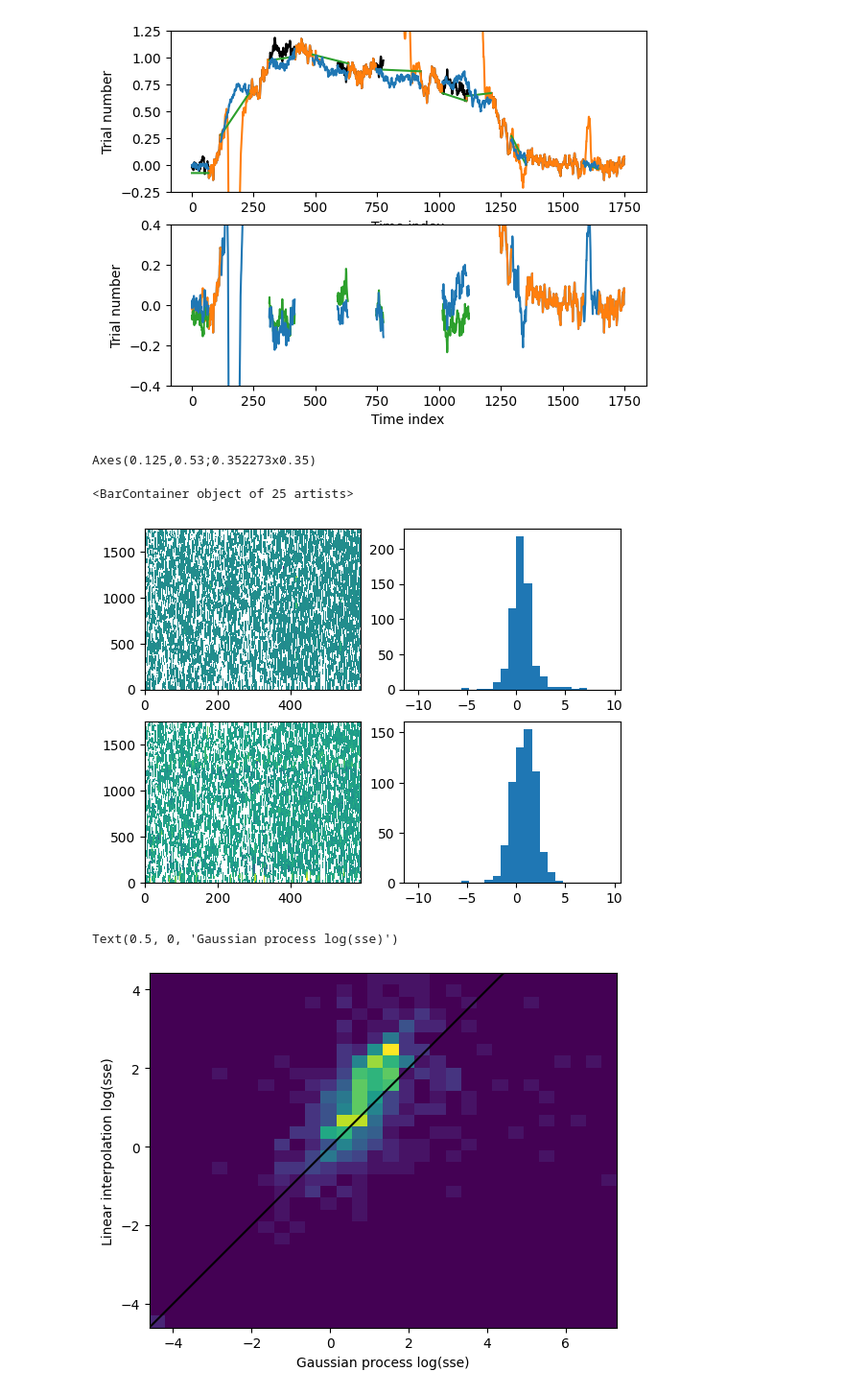
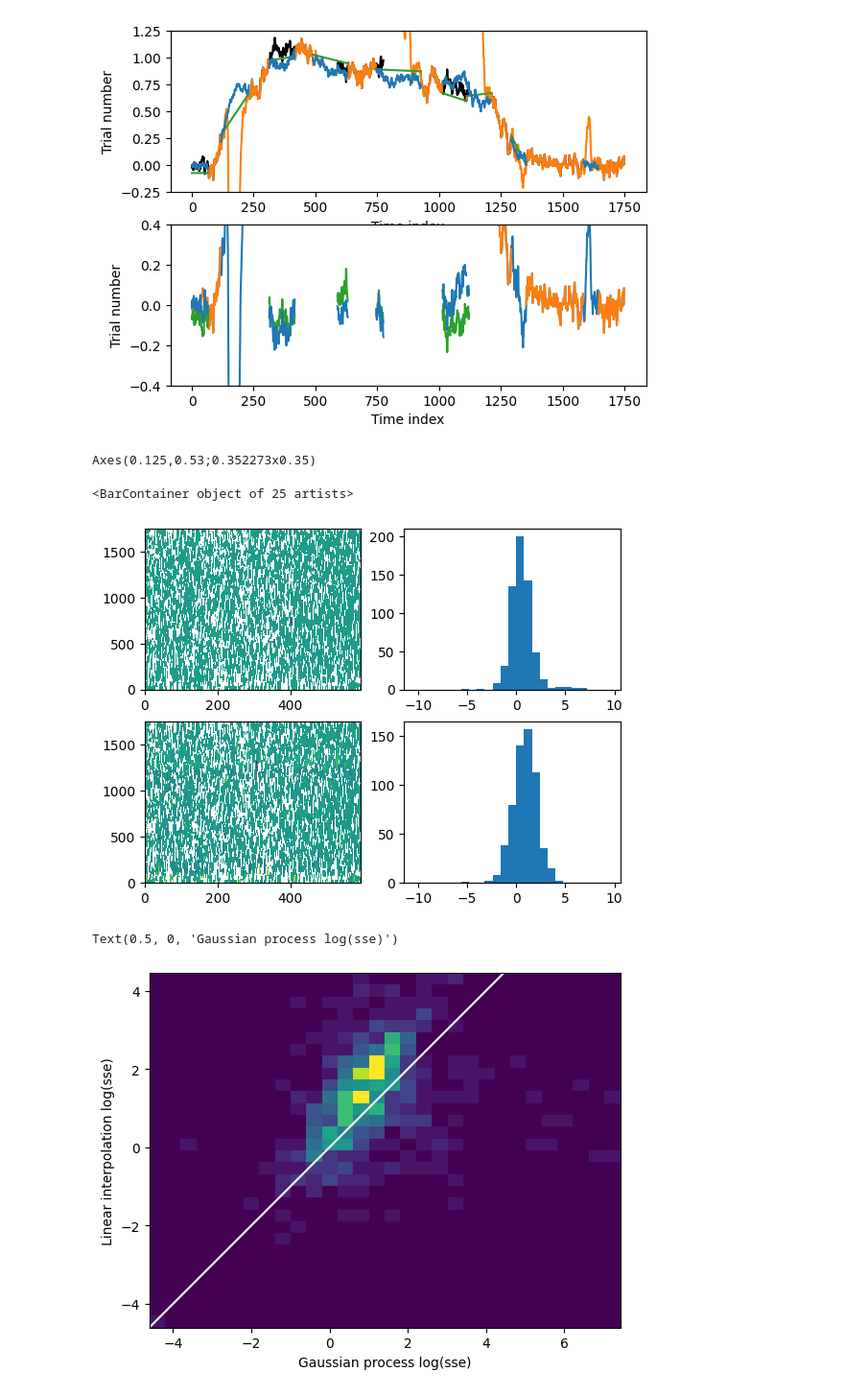
Before and after one commit to swegger/ReadMaestro, a Jupyter notebook: readExample.ipynb, the cells around one changed output. Shown at 96% size. Saved outputs shown, nothing was run; the diff lists cells and outputs as text; code cells hidden in the pictures.

```diff
--- a/readExample.ipynb
+++ b/readExample.ipynb
@@ -303,7 +281,7 @@ for triali in range(purs.hvelocities.shape[1]):
+# %%
+errs, sse_gaussianProcess = purs.measureInferenceErrors(purs_permute,mu=mu,C=C,obsNoise=instrumentNoise/np.mean(purs.speeds))
+errs_interp, sse_linearInterp = purs.measureInferenceErrors(purs_permute, inferenceMethod='linearInterpolation')
 # %%
-sse_gaussianProcess = np.clip(np.nansum(errs**2,axis=0),a_min=1e-02,a_max=np.inf)
-sse_linearInterp = np.clip(np.nansum(errs_interp**2,axis=0),a_min=1e-02,a_max=np.inf)
-
 a = np.log(sse_gaussianProcess)
 b,c = np.histogram(a[np.logical_not(np.isnan(a))],bins=25,range=(-10,10))
 
@@ -319,15 +297,15 @@ axes[1,1].bar(c[:-1], b, width=np.diff(c))
 # %% [output]
 Axes(0.125,0.53;0.352273x0.35)
 <BarContainer object of 25 artists>
-[figure, old version]
+[figure, new version]
 # %%
 
 fig, axes = plt.subplots(nrows=1,ncols=1)
 axes.hist2d(np.log(sse_gaussianProcess),np.log(sse_linearInterp),bins=30)
-axes.plot([-10,10],[-10,10],'k')
+axes.plot([-10,10],[-10,10],'w')
 axes.set_aspect('equal', 'box')
 axes.set_ylabel('Linear interpolation log(sse)')
 axes.set_xlabel('Gaussian process log(sse)')
 # %% [output]
 Text(0.5, 0, 'Gaussian process log(sse)')
-[figure, old version]
+[figure, new version]
```
Also changed, not shown: parts of 2 cells of this notebook, 1 other file.
